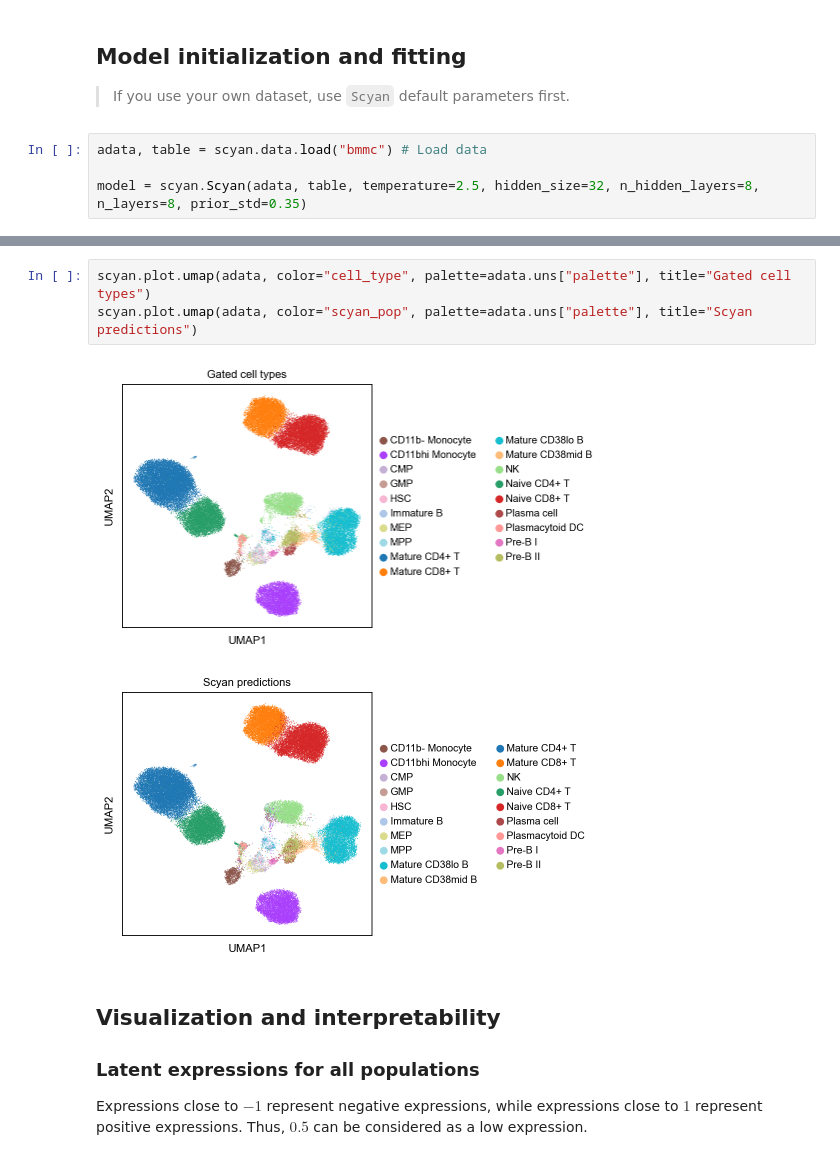
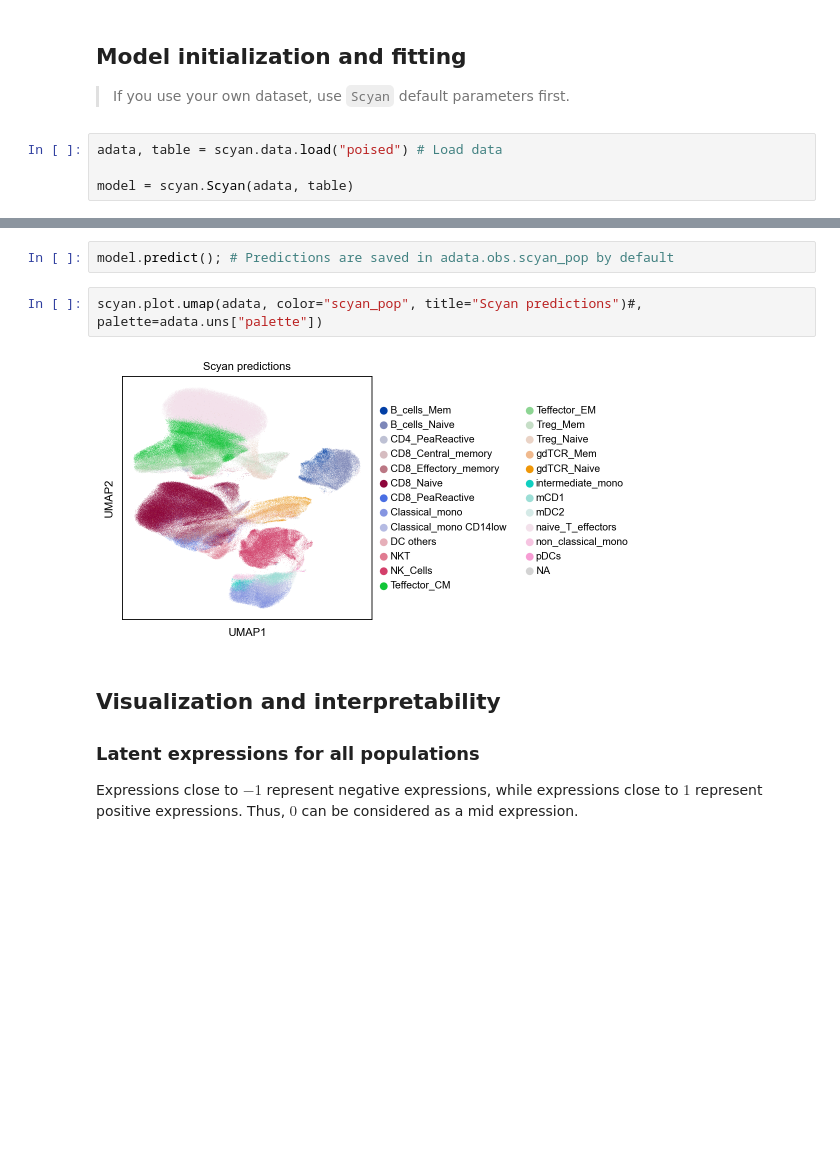
Before and after one commit to MICS-Lab/scyan, a Jupyter notebook: docs/tutorials/usage.ipynb, the cells around one changed output, grey strips where cells are left out. Saved outputs shown, nothing was run; the diff lists cells and outputs as text; blank space fills up the shorter version.

```diff
--- a/docs/tutorials/usage.ipynb
+++ b/docs/tutorials/usage.ipynb
@@ -13,7 +11,7 @@ Global seed set to 0
 ## Model initialization and fitting
 > If you use your own dataset, use `Scyan` default parameters first.
 # %%
-adata, table = scyan.data.load("bmmc") # Load data
+adata, table = scyan.data.load("poised") # Load data
 
-model = scyan.Scyan(adata, table, temperature=2.5, hidden_size=32, n_hidden_layers=8, n_layers=8, prior_std=0.35)
+model = scyan.Scyan(adata, table)
 # %% [output]
@@ -55,15 +45,15 @@ Model balanced accuracy: 0.823
+# %%
+model.predict(); # Predictions are saved in adata.obs.scyan_pop by default
 # %%
-scyan.plot.umap(adata, color="cell_type", palette=adata.uns["palette"], title="Gated cell types")
-scyan.plot.umap(adata, color="scyan_pop", palette=adata.uns["palette"], title="Scyan predictions")
+scyan.plot.umap(adata, color="scyan_pop", title="Scyan predictions")#, palette=adata.uns["palette"])
 # %% [output]
-[figure, old version]
+[figure, new version]
-[figure, removed]
 # %% [markdown]
 ## Visualization and interpretability
 
 ### Latent expressions for all populations
 
-Expressions close to $-1$ represent negative expressions, while expressions close to $1$ represent positive expressions. Thus, $0.5$ can be considered as a low expression.
+Expressions close to $-1$ represent negative expressions, while expressions close to $1$ represent positive expressions. Thus, $0$ can be considered as a mid expression.
 # %%
 scyan.plot.pops_expressions(model)
 # %% [output]
```
Also changed, not shown: parts of 17 cells of this notebook, 1 other file.
